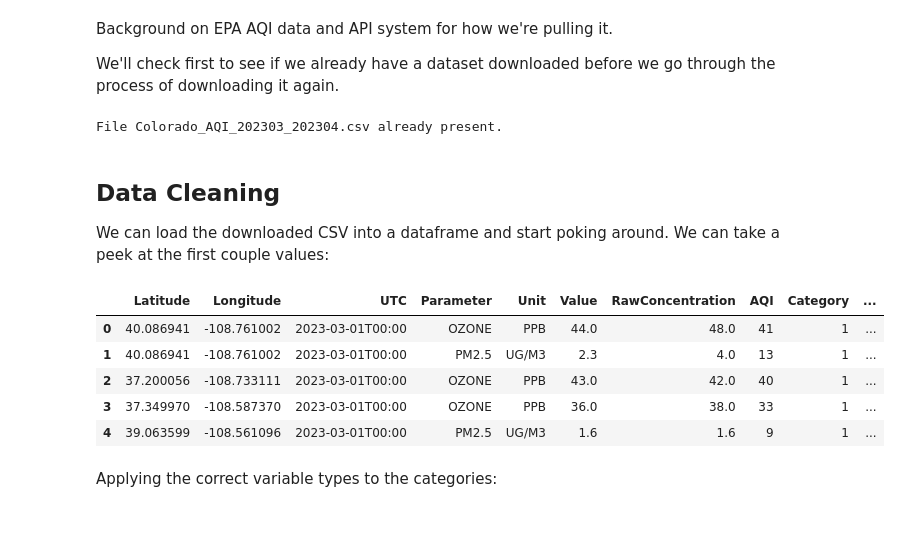
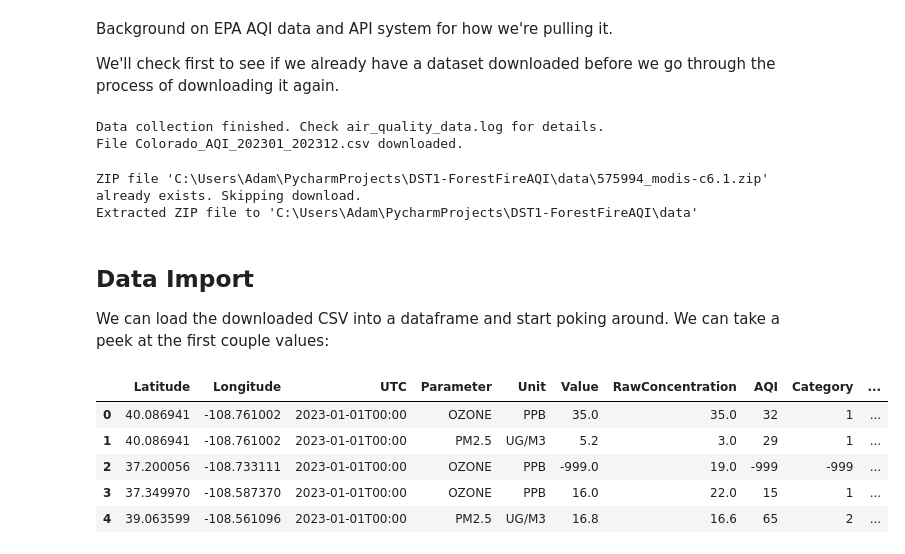
Before and after one commit to fitzsimmonsadam/DST1-ForestFireAQI, a Jupyter notebook: notebooks/DataExploration.ipynb, the cells around one changed output. Saved outputs shown, nothing was run; the diff lists cells and outputs as text; code cells hidden in the pictures; blank space fills up the shorter version.

Commit message:
AWF - Revising EDA to show early mapping of both data sources before converting both to GeoDataFrames for mapping + correlation.

```diff
--- a/notebooks/DataExploration.ipynb
+++ b/notebooks/DataExploration.ipynb
@@ -78,27 +82,44 @@ if os.path.exists(os.path.join(data_path, filename)):
     print(f"File {filename} already present.")
 else:
     #Load API from config file
-    with open("config.json", "r") as file:
+    with open("../src/config.json", "r") as file:
         config = json.load(file)
     API_KEY = config["API_KEY"]
     collector = AirQualityCollector(api_key=API_KEY, start_date=start_date, end_date=end_date)
     collector.collect_data()
     print(f"File {filename} downloaded.")
 # %% [output]
-File Colorado_AQI_202303_202304.csv already present.
+Data collection finished. Check air_quality_data.log for details.
+File Colorado_AQI_202301_202312.csv downloaded.
+# %%
+# Use wildfire data downloader to download 2024 wildfire
+
+download_info = [
+        {
+            "download_id": "575994",
+            "data_source": "modis-c6.1",
+            "url": ("https://urldefense.com/v3/__https://firms.modaps.eosdis.nasa.gov/data/download/"
+                    "DL_FIRE_M-C61_575994.zip__;!!NCZxaNi9jForCP_SxBKJCA!V6g2hfAXPmWgf7I5lH9wj4Mfl9l-9NzD5-"
+                    "Xw7_9qSGknhHOT0__q1KLHus-P_CPWdE-tAgEfdHGVrXmHVmZofQ$")
+        }]
+wf_downloader = WildfireDataDownloader(download_info, output_dir=data_path)
+wf_downloader.run()
+# %% [output]
+ZIP file 'C:\Users\Adam\PycharmProjects\DST1-ForestFireAQI\data\575994_modis-c6.1.zip' already exists. Skipping download.
+Extracted ZIP file to 'C:\Users\Adam\PycharmProjects\DST1-ForestFireAQI\data'
 # %% [markdown]
-## Data Cleaning
+## Data Import
 
 We can load the downloaded CSV into a dataframe and start poking around. We can take a peek at the first couple values:
 # %%
-df = pd.read_csv(os.path.join(data_path, filename))
-df.head()
+AQI_data = pd.read_csv(os.path.join(data_path, filename))
+# Applying the correct variable types to the categories:
+AQI_data['Parameter'] = AQI_data['Parameter'].astype('category')
+AQI_data.head()
 # %% [output]
 |  | Latitude | Longitude | UTC | Parameter | Unit | Value | RawConcentration | AQI | Category | ... |
-| 0 | 40.086941 | -108.761002 | 2023-03-01T00:00 | OZONE | PPB | 44.0 | 48.0 | 41 | 1 | ... |
-| 1 | 40.086941 | -108.761002 | 2023-03-01T00:00 | PM2.5 | UG/M3 | 2.3 | 4.0 | 13 | 1 | ... |
-| 2 | 37.200056 | -108.733111 | 2023-03-01T00:00 | OZONE | PPB | 43.0 | 42.0 | 40 | 1 | ... |
-| 3 | 37.349970 | -108.587370 | 2023-03-01T00:00 | OZONE | PPB | 36.0 | 38.0 | 33 | 1 | ... |
-| 4 | 39.063599 | -108.561096 | 2023-03-01T00:00 | PM2.5 | UG/M3 | 1.6 | 1.6 | 9 | 1 | ... |
+| 0 | 40.086941 | -108.761002 | 2023-01-01T00:00 | OZONE | PPB | 35.0 | 35.0 | 32 | 1 | ... |
+| 1 | 40.086941 | -108.761002 | 2023-01-01T00:00 | PM2.5 | UG/M3 | 5.2 | 3.0 | 29 | 1 | ... |
+| 2 | 37.200056 | -108.733111 | 2023-01-01T00:00 | OZONE | PPB | -999.0 | 19.0 | -999 | -999 | ... |
+| 3 | 37.349970 | -108.587370 | 2023-01-01T00:00 | OZONE | PPB | 16.0 | 22.0 | 15 | 1 | ... |
+| 4 | 39.063599 | -108.561096 | 2023-01-01T00:00 | PM2.5 | UG/M3 | 16.8 | 16.6 | 65 | 2 | ... |
-# %% [markdown]
-Applying the correct variable types to the categories:
```
Also changed, not shown: parts of 9 cells of this notebook, 3 other files.
